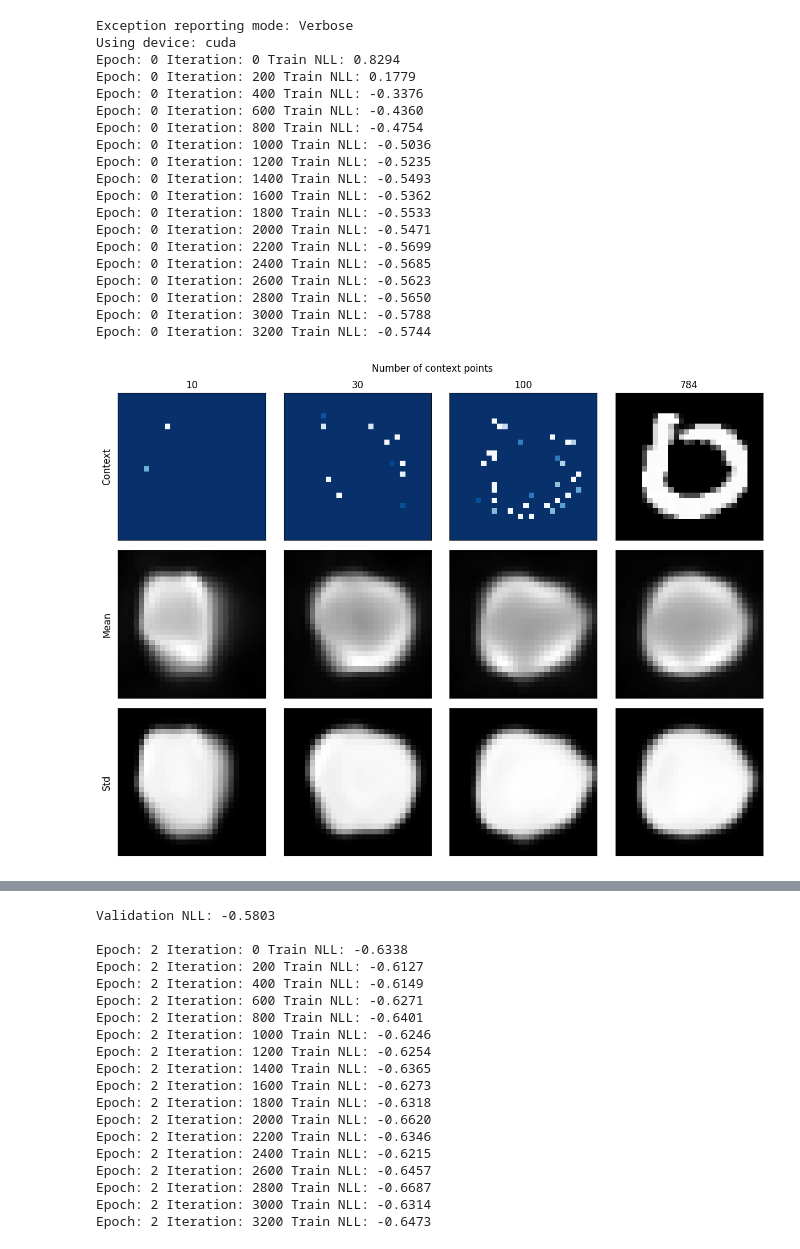
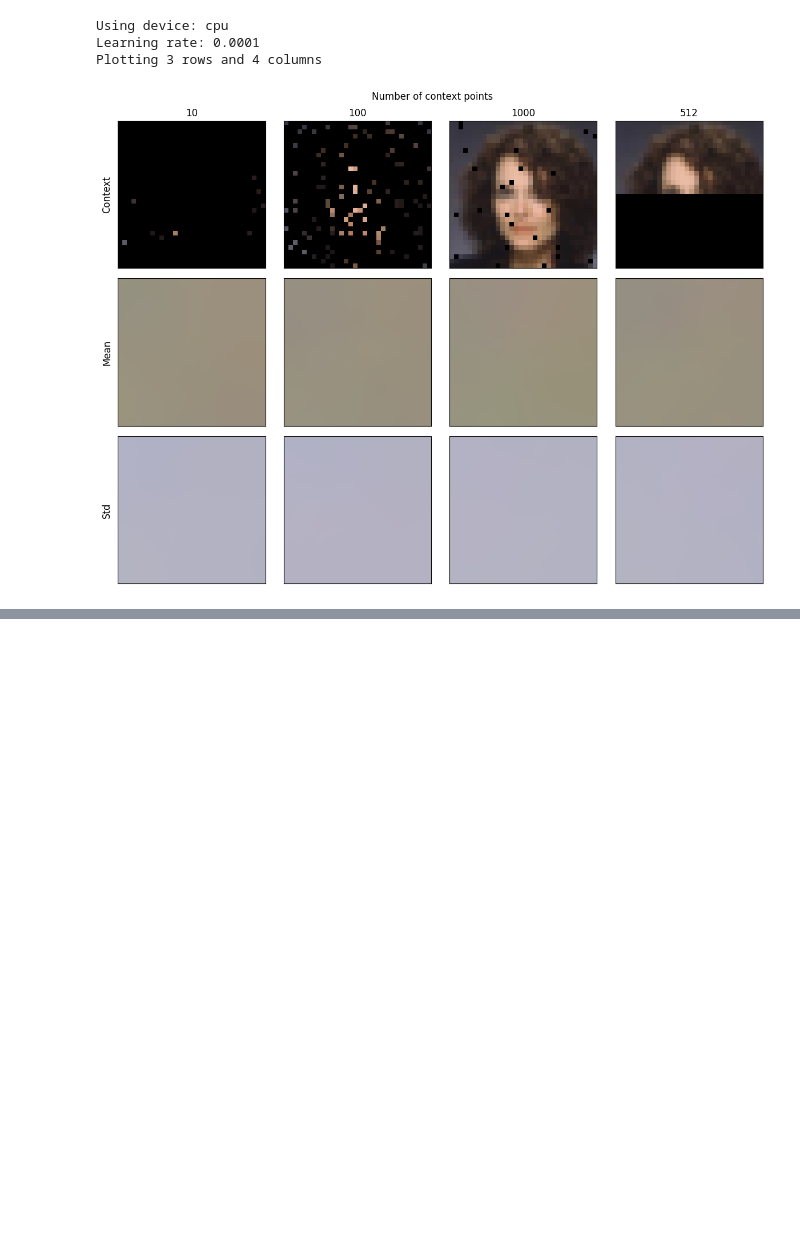
Before and after one commit to tlc4418/neural-processes, a Jupyter notebook: models/anp/anp_2d_task_visualizer.ipynb, the cells around one changed output, grey strips where cells are left out. Drawn from its saved outputs; the diff is of its cells as text; code cells hidden in the pictures; blank space fills up the shorter version.

Commit message:
Add support for celebA, improve plots and training

```diff
--- a/models/anp/anp_2d_task_visualizer.ipynb
+++ b/models/anp/anp_2d_task_visualizer.ipynb
@@ -17,12 +16,24 @@ from utils import Attention, plot_np_results
 # %%
-trainset_mnist = datasets.MNIST(root='./data', train=True, download=True, transform=transforms.Compose([transforms.ToTensor()]))
-test_mnist = datasets.MNIST(root='./data', train=False, download=True, transform=transforms.Compose([transforms.ToTensor()]))
+img_size = 32
 
-train_mnist, val_mnist = torch.utils.data.random_split(trainset_mnist, [54000, 6000])
+# MNIST
+# trainset_mnist = datasets.MNIST(root='./data', train=True, download=True, transform=transforms.Compose([transforms.Resize(img_size), transforms.ToTensor()]))
+# test_mnist = datasets.MNIST(root='./data', train=False, download=True, transform=transforms.Compose([transforms.Resize(img_size),transforms.ToTensor()]))
+# train_mnist, val_mnist = torch.utils.data.random_split(trainset_mnist, [54000, 6000])
 
-train_mnist_loader = DataLoader(dataset=train_mnist, shuffle=True, batch_size=16)
-val_mnist_loader = DataLoader(dataset=val_mnist, shuffle=False, batch_size=16)
-test_mnist_loader = DataLoader(dataset=test_mnist, shuffle=False, batch_size=1)
+# train_mnist_loader = DataLoader(dataset=train_mnist, shuffle=True, batch_size=16)
+# val_mnist_loader = DataLoader(dataset=val_mnist, shuffle=False, batch_size=16)
+# test_mnist_loader = DataLoader(dataset=test_mnist, shuffle=False, batch_size=1)
+
+# CELEBA
+pre_process = transforms.Compose([transforms.Resize(img_size), transforms.CenterCrop(img_size), transforms.ToTensor()])
+trainset_celeba = datasets.CelebA(root='./data', split='train', download=False, transform=pre_process)
+valid_celeba = datasets.CelebA(root='./data', split='valid', download=False, transform=pre_process)
+test_celeba = datasets.CelebA(root='./data', split='test', download=False, transform=pre_process)
+
+train_celeba_loader = DataLoader(dataset=trainset_celeba, shuffle=True, batch_size=16)
+val_celeba_loader = DataLoader(dataset=valid_celeba, shuffle=False, batch_size=16)
+test_celeba_loader = DataLoader(dataset=test_celeba, shuffle=False, batch_size=1)
 
 train_processor = ImageDataProcessor()
 val_processor = ImageDataProcessor(testing=True)
@@ -63,30 +76,13 @@ torch.Size([16, 1, 28, 28])
 # %%
-%xmode Verbose
 attention = Attention(attention_type="transformer")
-model = ANPModel(x_dim=2, y_dim=1, hidden_dim=128, attention=attention, latent_encoder_layers=6, deterministic_encoder_layers=6, decoder_layers=4, use_self_attention=False)
+model = ANPModel(x_dim=2, y_dim=3, hidden_dim=128, attention=attention, latent_encoder_layers=6, deterministic_encoder_layers=6, decoder_layers=4, use_self_attention=False)
 import traceback
 try:
-    train_2d(model, train_mnist_loader, val_mnist_loader, epochs=100000)
+    train_2d(model, train_celeba_loader, val_celeba_loader, epochs=1, lr=1e-4)
 except:
     traceback.print_exc()
 # %% [output]
-Exception reporting mode: Verbose
-Using device: cuda
-Epoch: 0 Iteration: 0 Train NLL: 0.8294
-Epoch: 0 Iteration: 200 Train NLL: 0.1779
-Epoch: 0 Iteration: 400 Train NLL: -0.3376
-Epoch: 0 Iteration: 600 Train NLL: -0.4360
-Epoch: 0 Iteration: 800 Train NLL: -0.4754
-Epoch: 0 Iteration: 1000 Train NLL: -0.5036
-Epoch: 0 Iteration: 1200 Train NLL: -0.5235
-Epoch: 0 Iteration: 1400 Train NLL: -0.5493
-Epoch: 0 Iteration: 1600 Train NLL: -0.5362
-Epoch: 0 Iteration: 1800 Train NLL: -0.5533
-Epoch: 0 Iteration: 2000 Train NLL: -0.5471
-Epoch: 0 Iteration: 2200 Train NLL: -0.5699
-Epoch: 0 Iteration: 2400 Train NLL: -0.5685
-Epoch: 0 Iteration: 2600 Train NLL: -0.5623
-Epoch: 0 Iteration: 2800 Train NLL: -0.5650
-Epoch: 0 Iteration: 3000 Train NLL: -0.5788
-Epoch: 0 Iteration: 3200 Train NLL: -0.5744
+Using device: cpu
+Learning rate: 0.0001
+Plotting 3 rows and 4 columns
-[figure, old version]
+[figure, new version]
@@ -113,19 +105,0 @@ Epoch: 1 Iteration: 3200 Train NLL: -0.6142
-Validation NLL: -0.5803
-
-Epoch: 2 Iteration: 0 Train NLL: -0.6338
-Epoch: 2 Iteration: 200 Train NLL: -0.6127
-Epoch: 2 Iteration: 400 Train NLL: -0.6149
-Epoch: 2 Iteration: 600 Train NLL: -0.6271
-Epoch: 2 Iteration: 800 Train NLL: -0.6401
-Epoch: 2 Iteration: 1000 Train NLL: -0.6246
-Epoch: 2 Iteration: 1200 Train NLL: -0.6254
-Epoch: 2 Iteration: 1400 Train NLL: -0.6365
-Epoch: 2 Iteration: 1600 Train NLL: -0.6273
-Epoch: 2 Iteration: 1800 Train NLL: -0.6318
-Epoch: 2 Iteration: 2000 Train NLL: -0.6620
-Epoch: 2 Iteration: 2200 Train NLL: -0.6346
-Epoch: 2 Iteration: 2400 Train NLL: -0.6215
-Epoch: 2 Iteration: 2600 Train NLL: -0.6457
-Epoch: 2 Iteration: 2800 Train NLL: -0.6687
-Epoch: 2 Iteration: 3000 Train NLL: -0.6314
-Epoch: 2 Iteration: 3200 Train NLL: -0.6473
```
Also changed, not shown: parts of 3 cells of this notebook, 3 other files.
